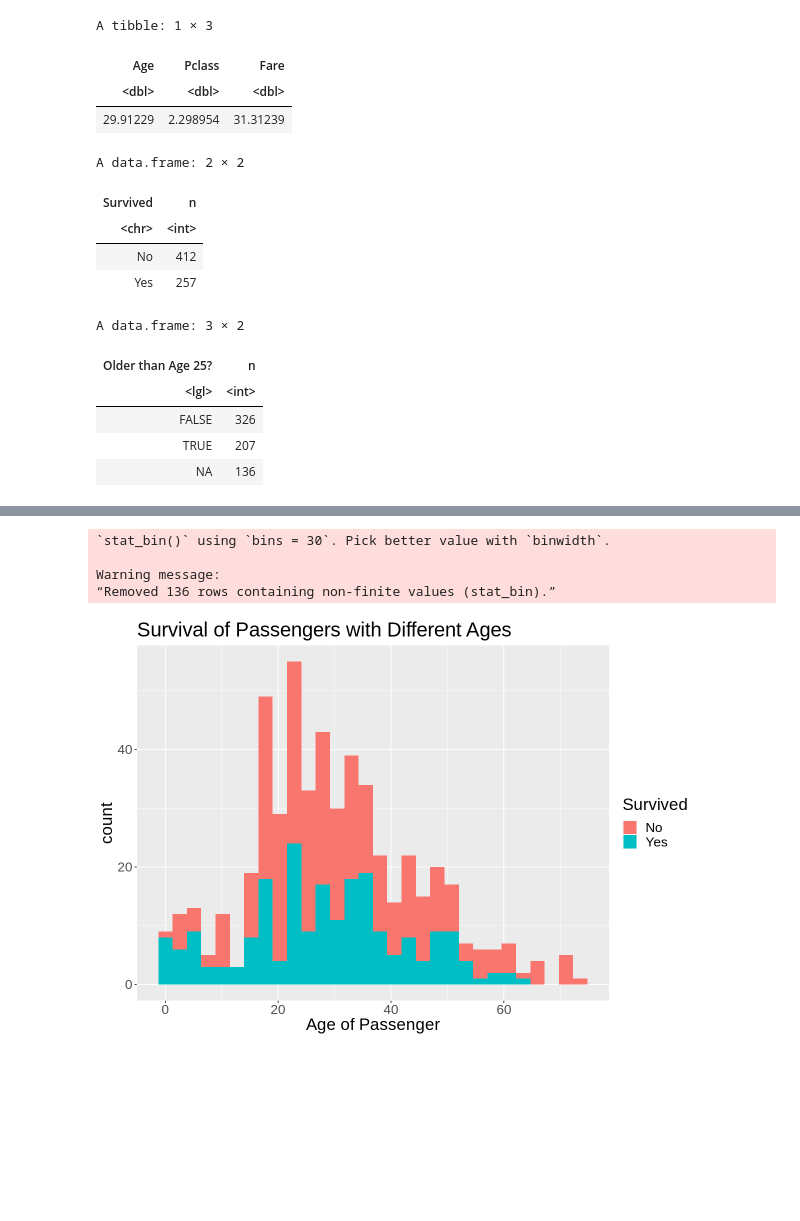
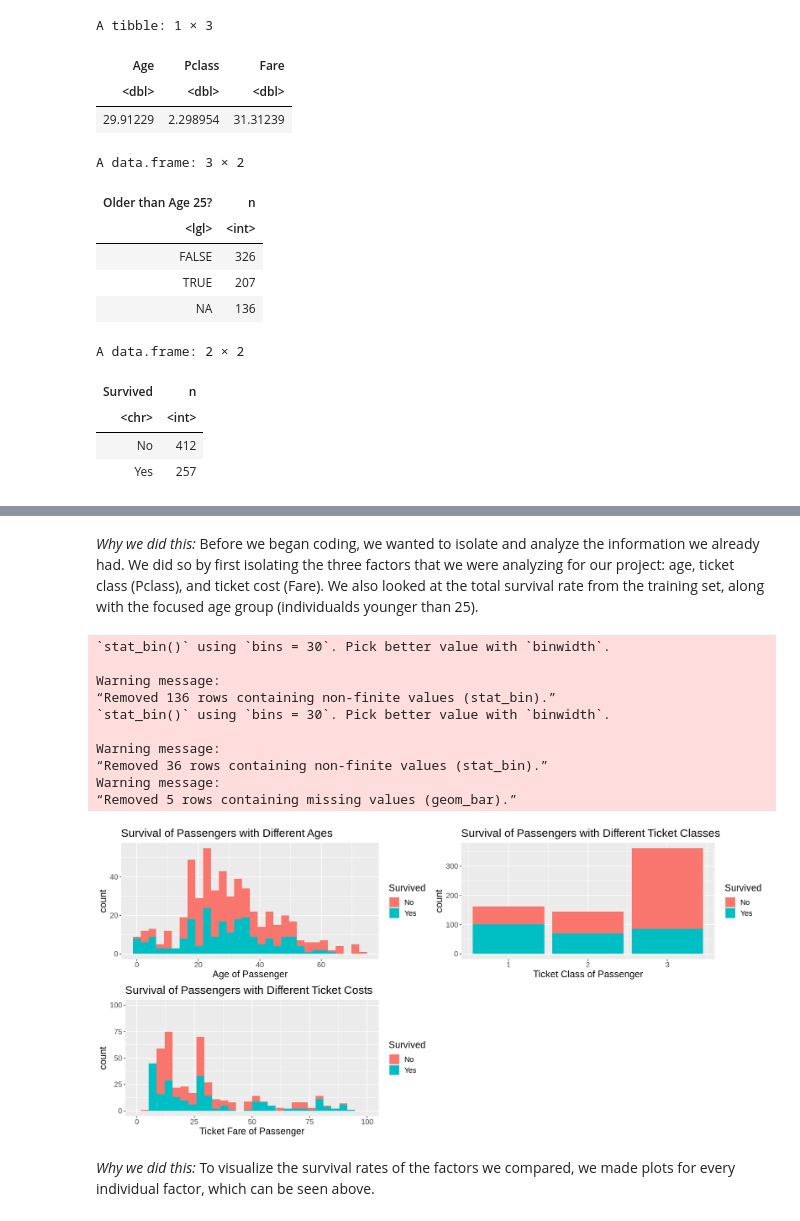
Before and after one commit to rpan01/DSCI-Group-Project, a Jupyter notebook: Titanic Data.ipynb, the cells around one changed output, grey strips where cells are left out. Drawn from its saved outputs; the diff is of its cells as text; code cells hidden in the pictures; blank space fills up the shorter version.

Commit message:
Final Titanic Project

```diff
--- a/Titanic Data.ipynb
+++ b/Titanic Data.ipynb
@@ -78,47 +99,75 @@ titanic_table_mean <- titanic_train %>%
   select(Age, Pclass, Fare) %>%
   map_df(mean, na.rm = TRUE)
 
-passengers_survived <- titanic_train %>%
-  count(Survived)
-
 passenger_age_ratio <- titanic_train %>%
   mutate(Age = as.double(Age)) %>%
   count("Older than Age 25?" = Age < 25)
 
+passengers_survived <- titanic_train %>%
+  count(Survived)
+
 titanic_table_mean
+passenger_age_ratio
 passengers_survived
-passenger_age_ratio
 # %% [output]
 A tibble: 1 × 3
 | Age | Pclass | Fare |
 | <dbl> | <dbl> | <dbl> |
 | 29.91229 | 2.298954 | 31.31239 |
-A data.frame: 2 × 2
+A data.frame: 3 × 2
-| Survived | n |
-| <chr> | <int> |
-| No | 412 |
-| Yes | 257 |
+| Older than Age 25? | n |
+| <lgl> | <int> |
+| FALSE | 326 |
+| TRUE | 207 |
+| NA | 136 |
-A data.frame: 3 × 2
+A data.frame: 2 × 2
-| Older than Age 25? | n |
-| <lgl> | <int> |
-| FALSE | 326 |
-| TRUE | 207 |
-| NA | 136 |
+| Survived | n |
+| <chr> | <int> |
+| No | 412 |
+| Yes | 257 |
 # %% [markdown]
 <Add table here>
+# %% [markdown]
+*Why we did this:* Before we began coding, we wanted to isolate and analyze the information we already had. We did so by first isolating the three factors that we were analyzing for our project: age, ticket class (Pclass), and ticket cost (Fare). We also looked at the total survival rate from the training set, along with the focused age group (individualds younger than 25).
 # %%
-options(repr.plot.width = 10, repr.plot.height = 7)
-titanic_plot <- titanic_train %>%
+options(repr.plot.width = 15, repr.plot.height = 7)
+
+titanic_age_plot <- titanic_train %>%
   ggplot(aes(x = Age, fill = Survived)) +
   geom_histogram() +
   labs(x = "Age of Passenger", colour = "Survived") +
   ggtitle("Survival of Passengers with Different Ages") +
-  theme(text=element_text(size=20))
-titanic_plot
+  theme(text=element_text(size=15))
+
+titanic_class_plot <- titanic_train %>%
+  ggplot(aes(x = Pclass, fill = Survived)) +
+  geom_bar() +
+  labs(x = "Ticket Class of Passenger", colour = "Survived") +
+  ggtitle("Survival of Passengers with Different Ticket Classes") +
+  theme(text=element_text(size=15))
+
+titanic_fare_plot <- titanic_train %>%
+  ggplot(aes(x = Fare, fill = Survived)) +
+  geom_histogram() +
+  xlim(0,100) +
+  ylim(0,100) +
+  labs(x = "Ticket Fare of Passenger", colour = "Survived") +
+  ggtitle("Survival of Passengers with Different Ticket Costs") +
+  theme(text=element_text(size=15))
+
+plot_grid(titanic_age_plot, titanic_class_plot, titanic_fare_plot)
 # %% [output]
 `stat_bin()` using `bins = 30`. Pick better value with `binwidth`.
 
 Warning message:
 “Removed 136 rows containing non-finite values (stat_bin).”
+`stat_bin()` using `bins = 30`. Pick better value with `binwidth`.
+
+Warning message:
+“Removed 36 rows containing non-finite values (stat_bin).”
+Warning message:
+“Removed 5 rows containing missing values (geom_bar).”
-[figure, old version]
+[figure, new version]
+# %% [markdown]
+*Why we did this:* To visualize the survival rates of the factors we compared, we made plots for every individual factor, which can be seen above.
 # %%
```
Also changed, not shown: parts of 17 cells of this notebook.
